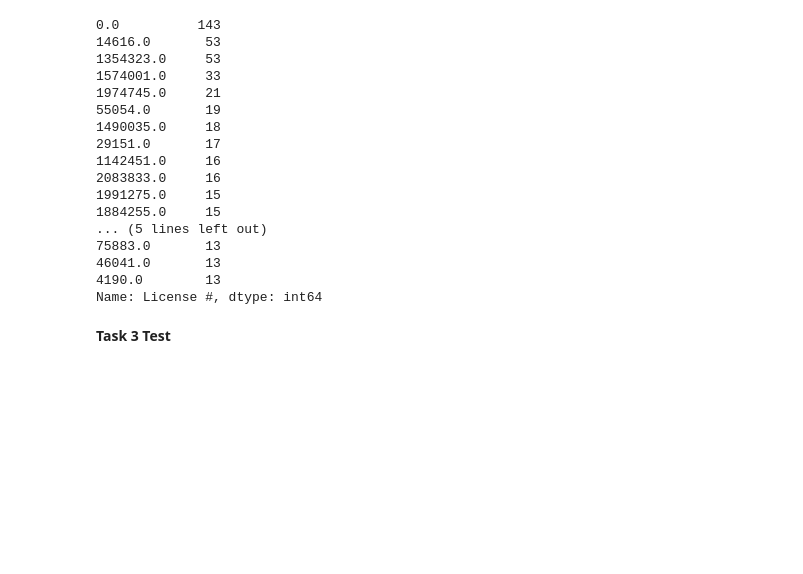
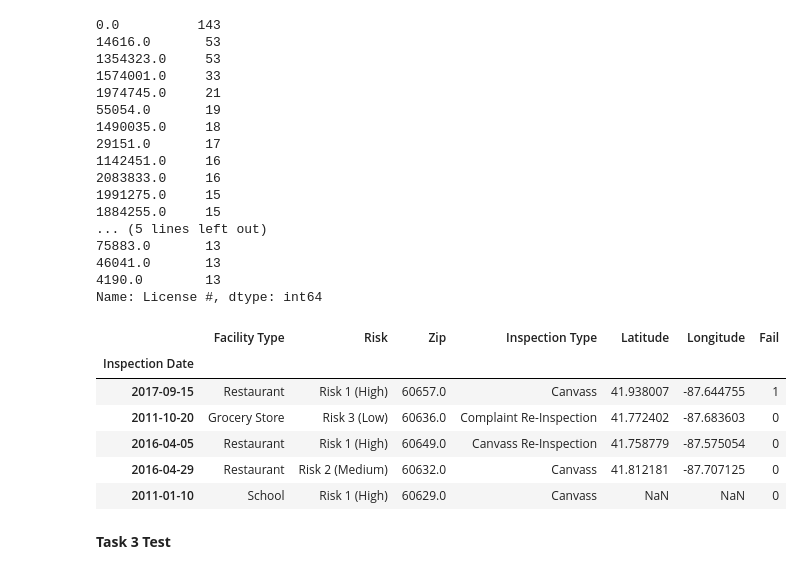
Before and after one commit to sikoh/DS-Applied-Modeling, a Jupyter notebook: Sprint_Challenge/DS_SprintChallenge_AppliedModeling.ipynb, the cells around one changed output. Cells and saved outputs as stored; diff of their text form; code cells hidden in the pictures; blank space fills up the shorter version.

```diff
--- a/Sprint_Challenge/DS_SprintChallenge_AppliedModeling.ipynb
+++ b/Sprint_Challenge/DS_SprintChallenge_AppliedModeling.ipynb
@@ -281,10 +291,23 @@ Name: License #, dtype: int64
 # Removes categorical columns that have only one category.
 # Removes numerical columns that are unique identifiers for each observation, not features that would affect the target.
 def wrangle(df):
-  leaky_col = df['Serious Violations Found']
-  potential_leakage_columns = target_correlations[abs(target_correlations) > 500].index
+  #drop leaky column
+  leaky_col = ['Serious Violations Found']
+  df.drop(leaky_col, axis = 1, inplace = True)
 
-    return df
-# YOUR CODE HERE
-raise NotImplementedError()
-df = wrangle(df)
+  #drop high-cardinality columns
+  categorical_columns = df.select_dtypes('object').columns
+  threshold = 500 # numbers of categories
+  high_card_cols =  [col for col in categorical_columns
+                      if df[col].nunique() > threshold ]
+  df.drop(high_card_cols, axis=1, inplace=True)
+
+  #drop categorical columns with only one category
+
+  cat_col = ['State', 'City']
+  df.drop(cat_col, axis=1, inplace=True )
+
+  #drop numerical columns w unique identifiers
+  num_col = ['Inspection ID', 'License #']
+  df.drop(num_col, axis = 1, inplace=True )
+  return df
@@ -291,3 +316,13 @@ df = wrangle(df)
+# %%
+df.head()
+# %% [output]
+|  | Facility Type | Risk | Zip | Inspection Type | Latitude | Longitude | Fail |
+| Inspection Date |  |  |  |  |  |  |  |
+| 2017-09-15 | Restaurant | Risk 1 (High) | 60657.0 | Canvass | 41.938007 | -87.644755 | 1 |
+| 2011-10-20 | Grocery Store | Risk 3 (Low) | 60636.0 | Complaint Re-Inspection | 41.772402 | -87.683603 | 0 |
+| 2016-04-05 | Restaurant | Risk 1 (High) | 60649.0 | Canvass Re-Inspection | 41.758779 | -87.575054 | 0 |
+| 2016-04-29 | Restaurant | Risk 2 (Medium) | 60632.0 | Canvass | 41.812181 | -87.707125 | 0 |
+| 2011-01-10 | School | Risk 1 (High) | 60629.0 | Canvass | NaN | NaN | 0 |
 # %% [markdown]
 **Task 3 Test**
 # %%
```
Also changed, not shown: parts of 20 cells of this notebook.
